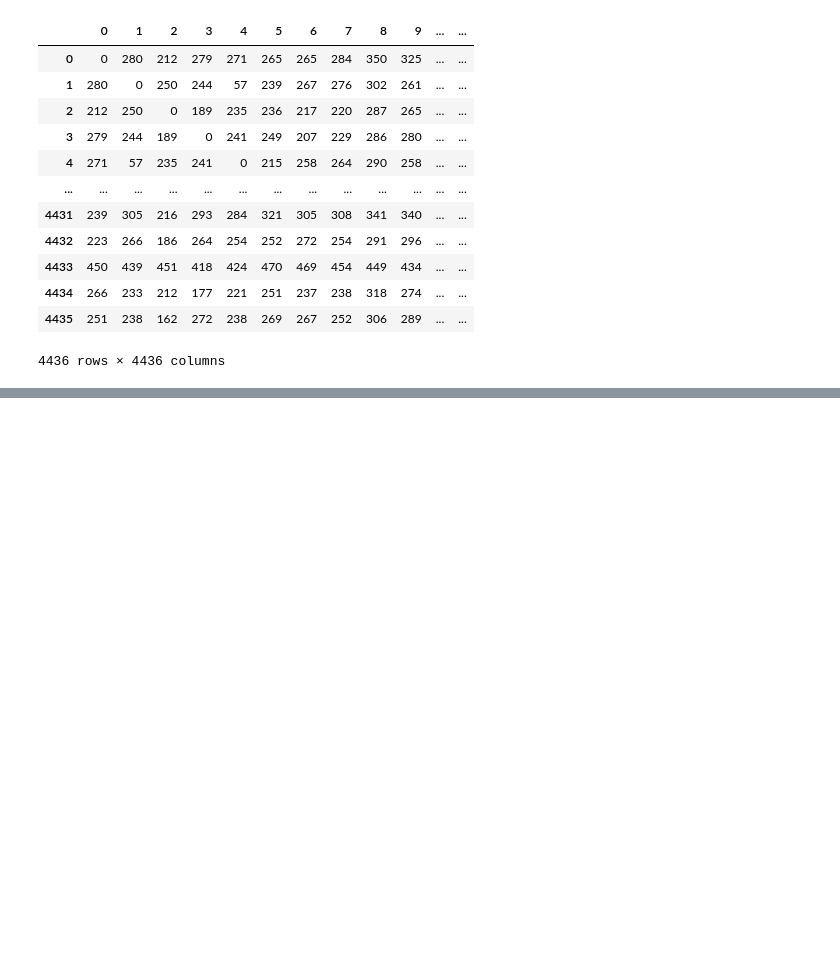
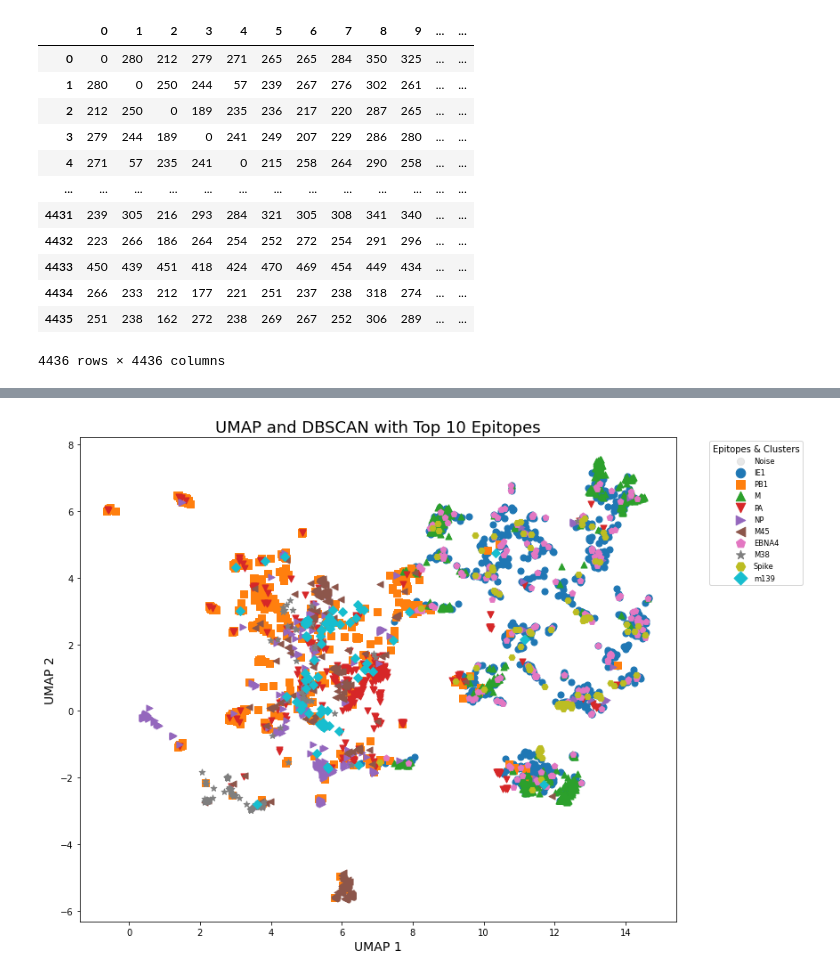
Before and after one commit to UoB-DSMP-2023-24/dsmp-2024-group-13, a Jupyter notebook: TCRdist3_paired_a_b.ipynb, the cells around one changed output, grey strips where cells are left out. Drawn from its saved outputs; the diff is of its cells as text; code cells hidden in the pictures; blank space fills up the shorter version.

```diff
--- a/TCRdist3_paired_a_b.ipynb
+++ b/TCRdist3_paired_a_b.ipynb
@@ -218,3 +218,4 @@ if cdrs == 'cdr3':
 # This acts as a check to ensure that the preceding logic correctly assigned a distance matrix
 # based on the specified 'chains' and 'cdrs' parameters.
 assert X is not None
+Y = tr.clone_df['epitope'].copy() # target labels
@@ -238,0 +333,43 @@ X
+# %%
+import numpy as np
+import matplotlib.pyplot as plt
+from collections import Counter
+
+# Assuming X_reduced contains your UMAP-reduced data, clusters contains your DBSCAN results, and Y are your labels (epitopes)
+
+# Find the top 10 most common epitopes
+epitope_counts = Counter(Y)
+top_epitopes = [epitope for epitope, count in epitope_counts.most_common(10)]
+
+# Create color and marker mappings for the top epitopes
+colors = plt.cm.tab10(np.linspace(0, 1, 10))  # Generate 10 distinct colors for top epitopes
+markers = ['o', 's', '^', 'v', '>', '<', 'p', '*', 'H', 'D']  # Different shapes for top epitopes
+
+# Mapping for top epitopes to colors and markers
+epitope_to_color = {epitope: colors[i] for i, epitope in enumerate(top_epitopes)}
+epitope_to_marker = {epitope: markers[i] for i, epitope in enumerate(top_epitopes)}
+
+# Plot
+plt.figure(figsize=(12, 10))
+
+# Plot noise points first (DBSCAN cluster -1)
+noise_indices = np.where(clusters == -1)[0]
+plt.scatter(X_reduced[noise_indices, 0], X_reduced[noise_indices, 1], color='lightgray', label='Noise', s=30, alpha=0.5)
+
+# Plot each of the top epitopes (excluding noise points)
+for epitope in top_epitopes:
+    for cluster in np.unique(clusters[clusters >= 0]):  # Skip noise cluster
+        cluster_indices = [i for i, label in enumerate(Y) if label == epitope and clusters[i] == cluster]
+        if cluster_indices:  # Only plot if there are points in this cluster for the epitope
+            plt.scatter(X_reduced[cluster_indices, 0], X_reduced[cluster_indices, 1], color=epitope_to_color[epitope], marker=epitope_to_marker[epitope], label=f'{epitope}', s=50)
+
+plt.title('UMAP and DBSCAN with Top 10 Epitopes', fontsize=18)
+plt.xlabel('UMAP 1', fontsize=14)
+plt.ylabel('UMAP 2', fontsize=14)
+# Create a legend and remove duplicate labels
+handles, labels = plt.gca().get_legend_handles_labels()
+by_label = dict(zip(labels, handles))  # Remove duplicates
+plt.legend(by_label.values(), by_label.keys(), markerscale=1.5, loc='best', title='Epitopes & Clusters', bbox_to_anchor=(1.05, 1), fontsize='small')
+plt.show()
+# %% [output]
+[figure, added]
```
Also changed, not shown: parts of 8 cells of this notebook.
